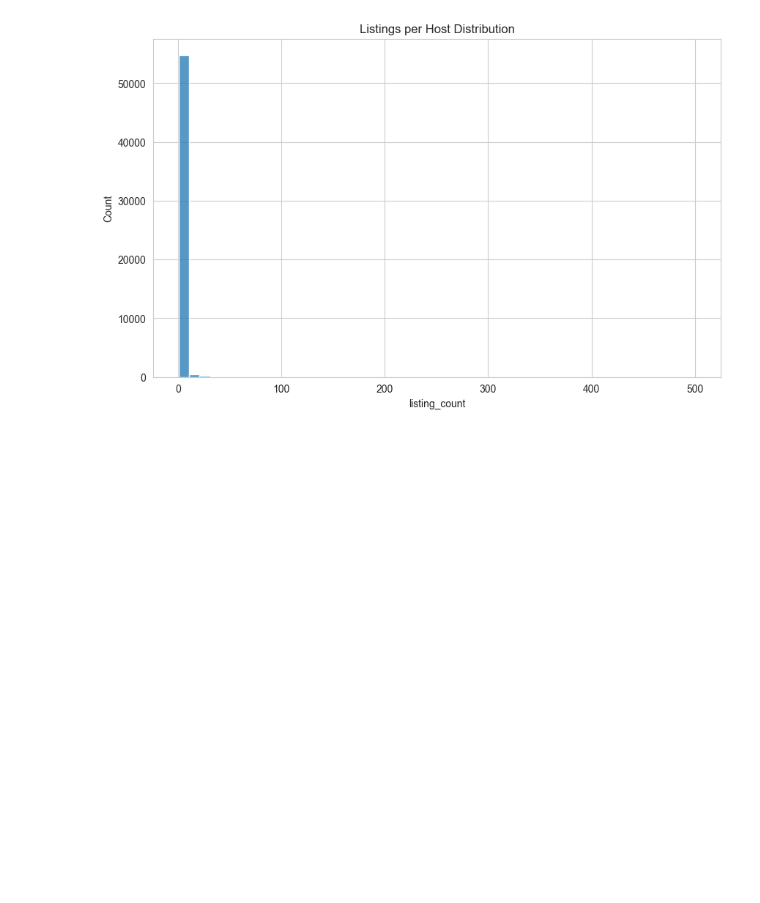
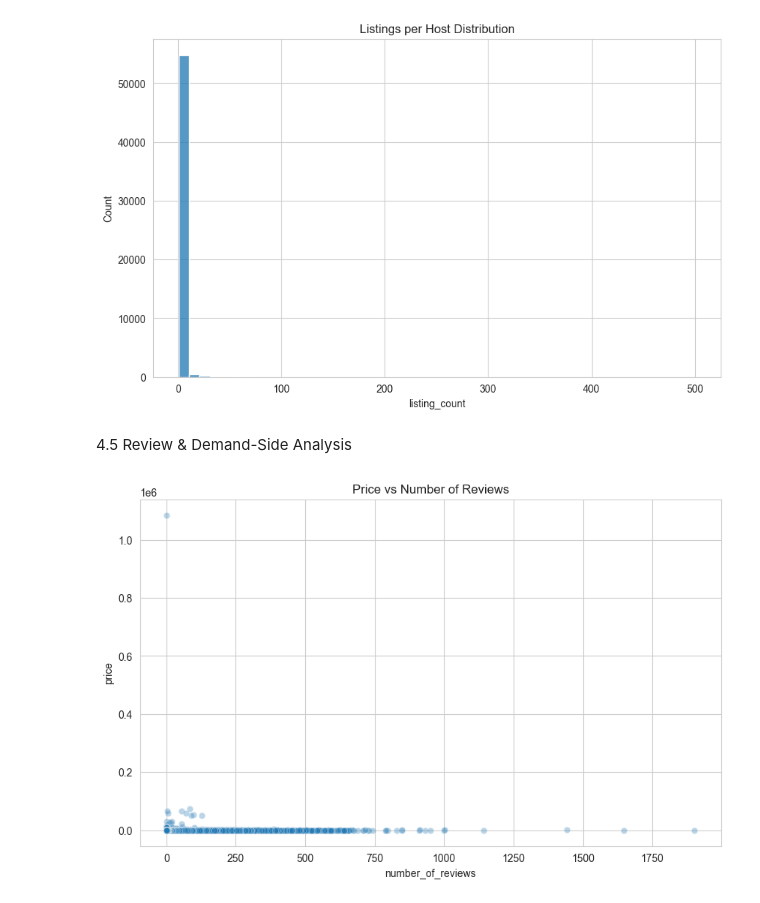
Before and after one commit to FathimaNafra/airbnb-data-engineering-project, a Jupyter notebook: notebooks/eda.ipynb, the cells around one changed output. Drawn from its saved outputs; the diff is of its cells as text; code cells hidden in the pictures; blank space fills up the shorter version.

Commit message:
Analyze review count and pricing relationship

```diff
--- a/notebooks/eda.ipynb
+++ b/notebooks/eda.ipynb
@@ -680,3 +680,23 @@ plt.title(
 plt.show()
 # %% [output]
 [figure]
+# %% [markdown]
+4.5  Review & Demand-Side Analysis
+# %%
+#4.5.1 Review Count vs Price
+plt.figure(figsize=(10,6))
+
+sns.scatterplot(
+    data=master,
+    x="number_of_reviews",
+    y="price",
+    alpha=0.3
+)
+
+plt.title(
+    "Price vs Number of Reviews"
+)
+
+plt.show()
+# %% [output]
+[figure, added]
```
